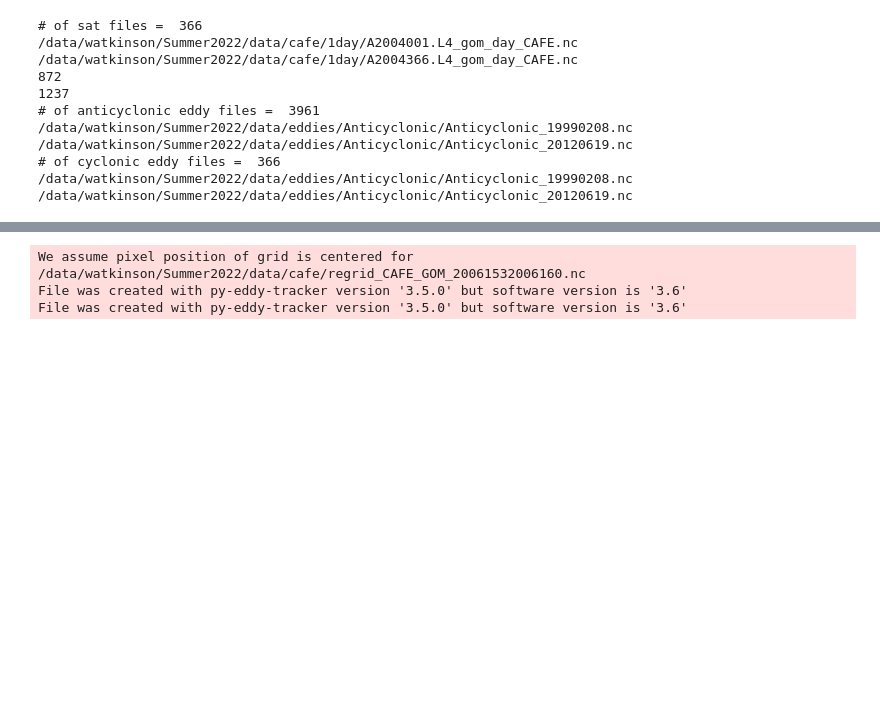
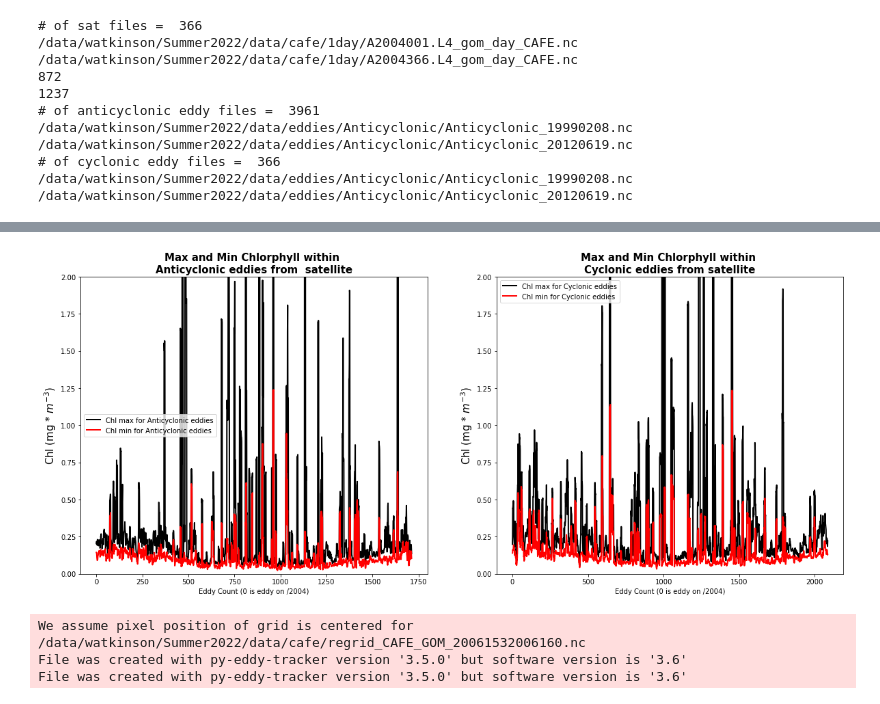
Before and after one commit to watkinson7/Graduate_Thesis_Research_Fall_2022, a Jupyter notebook: Python_Code/Mean_inside_eddies.ipynb, the cells around one changed output, grey strips where cells are left out. Saved outputs shown, nothing was run; the diff lists cells and outputs as text; code cells hidden in the pictures; blank space fills up the shorter version.

```diff
--- a/Python_Code/Mean_inside_eddies.ipynb
+++ b/Python_Code/Mean_inside_eddies.ipynb
@@ -189,0 +191,10 @@ Index of Cyclonic Eddies that have data: (array([   8,   28,   73,  131,  172,
+# %%
+#anti_chlor_min = anti_chlor_min[anti_chlor_min != 'inf']
+#anti_chlor_min[anti_chlor_min == 'inf'] = np.nan
+#anti_chlor_min = anti_chlor_min[np.logical_not(np.isinf(anti_chlor_min))]
+#print(np.shape(anti_chlor_min))
+#print(anti_chlor_min[22])
+cycl_chlor_mean = cycl_chlor_mean[np.logical_not(np.isinf(cycl_chlor_mean))]
+anti_chlor_mean = anti_chlor_mean[np.logical_not(np.isinf(anti_chlor_mean))]
+cycl_chlor_min = cycl_chlor_min[np.logical_not(np.isinf(cycl_chlor_min))]
+anti_chlor_min = anti_chlor_min[np.logical_not(np.isinf(anti_chlor_min))]
@@ -189,0 +242,10 @@ Index of Cyclonic Eddies that have data: (array([   8,   28,   73,  131,  172,
+# %%
+Rm_cycl_Zs_max = running_mean_cycl(cycl_chlor_mean)
+Rm_anti_Zs_max = running_mean_anti(anti_chlor_mean)
+Rm_cycl_Zs_min = running_mean_cycl(cycl_chlor_min)
+Rm_anti_Zs_min = running_mean_anti(anti_chlor_min)
+#cycl_chlor_mean = running_mean(cycl_chlor_mean)
+#anti_chlor_mean = running_mean(anti_chlor_mean)
+#cycl_chlor_min = running_mean(cycl_chlor_min)
+#anti_chlor_min = running_mean(anti_chlor_min)
+print(np.size(Rm_cycl_Zs_max))
@@ -190,3 +296,33 @@ Index of Cyclonic Eddies that have data: (array([   8,   28,   73,  131,  172,
+# %%
+#fig = plt.figure(figsize=(12, 8), dpi=80)
+#ax = fig.add_axes([.03,.03,.8,.8])
+fig, (ax1,ax2) = plt.subplots(1,2,figsize=(20,8))
+#ax1.set_title('Average Small Zooplankton Biomass within \nAnticyclonic eddies from model',loc='center',fontsize=15,fontweight='bold')
+#ax2.set_title('Average Small Zooplankton Biomass within \nCyclonic eddies from model',loc='center',fontsize=15,fontweight='bold')
+ax1.set_title('Max and Min Chlorphyll within \nAnticyclonic eddies from  satellite',loc='center',fontsize=15,fontweight='bold')
+ax2.set_title('Max and Min Chlorphyll within \nCyclonic eddies from satellite',loc='center',fontsize=15,fontweight='bold')
+ax1.set_ylim(0,2)
+ax2.set_ylim(0,2)
+#plt.title('Average Small Zooplankton Biomass within eddies from model',loc='center',fontsize=15,fontweight='bold')#,y=1.03)
+ax1.plot(Rm_anti_Zs_max[21:-21],label='Chl max for Anticyclonic eddies',color='k',lw=2)
+ax1.plot(Rm_anti_Zs_min[21:-21],label='Chl min for Anticyclonic eddies',color='red',lw=2)
+ax2.plot(Rm_cycl_Zs_max[21:-21],label='Chl max for Cyclonic eddies',color='k',lw=2)#,alpha=.5)
+ax2.plot(Rm_cycl_Zs_min[21:-21],label='Chl min for Cyclonic eddies',color='red',lw=2)#,alpha=.5)
+
+#ax1.plot(anti_chlor_mean,label='Chl max for Anticyclonic eddies',color='k',lw=2)
+#ax1.plot(anti_chlor_min,label='Chl min for Anticyclonic eddies',color='red',lw=2)
+#ax2.plot(cycl_chlor_mean,label='Chl max for Cyclonic eddies',color='k',lw=2)#,alpha=.5)
+#ax2.plot(cycl_chlor_min,label='Chl min for Cyclonic eddies',color='red',lw=2)#,alpha=.5)
+
+ax1.set_xlabel('Eddy Count (0 is eddy on /2004)')
+ax2.set_xlabel('Eddy Count (0 is eddy on /2004)')
+ax1.set_ylabel('Chl (mg * $m^{-3}$)',fontsize=15)
+ax2.set_ylabel('Chl (mg * $m^{-3}$)',fontsize=15)
+ax1.legend(loc='best')
+ax2.legend(loc='best')
+plt.show()
+# %% [output]
+[figure, added]
 # %%
 ######IMPORTANT: Comparing thi sto output on eddy_mask.ipynb shows that the values in mean function that are nan, does not mean no values inside of it
                #Figure out what makes the value nan or not because thats not it: multiple eddies have chl inside on eddy mask but only 2 here.
```
Also changed, not shown: parts of 7 cells of this notebook.
